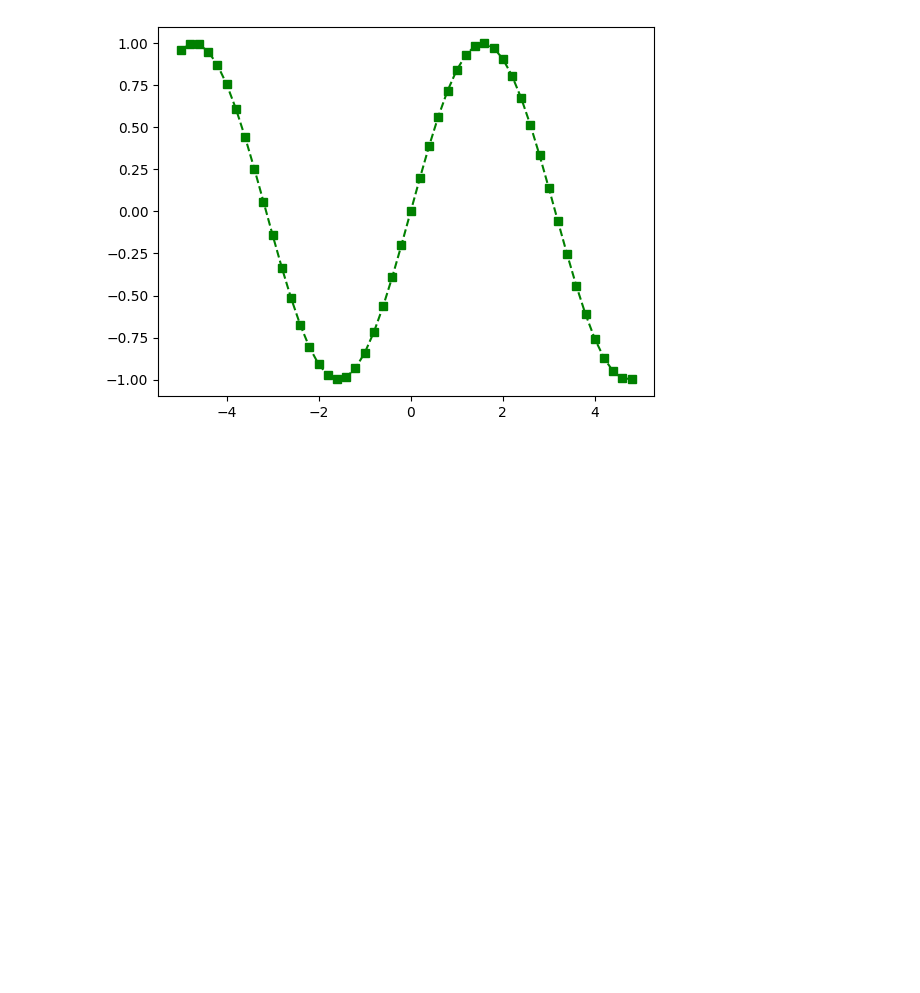
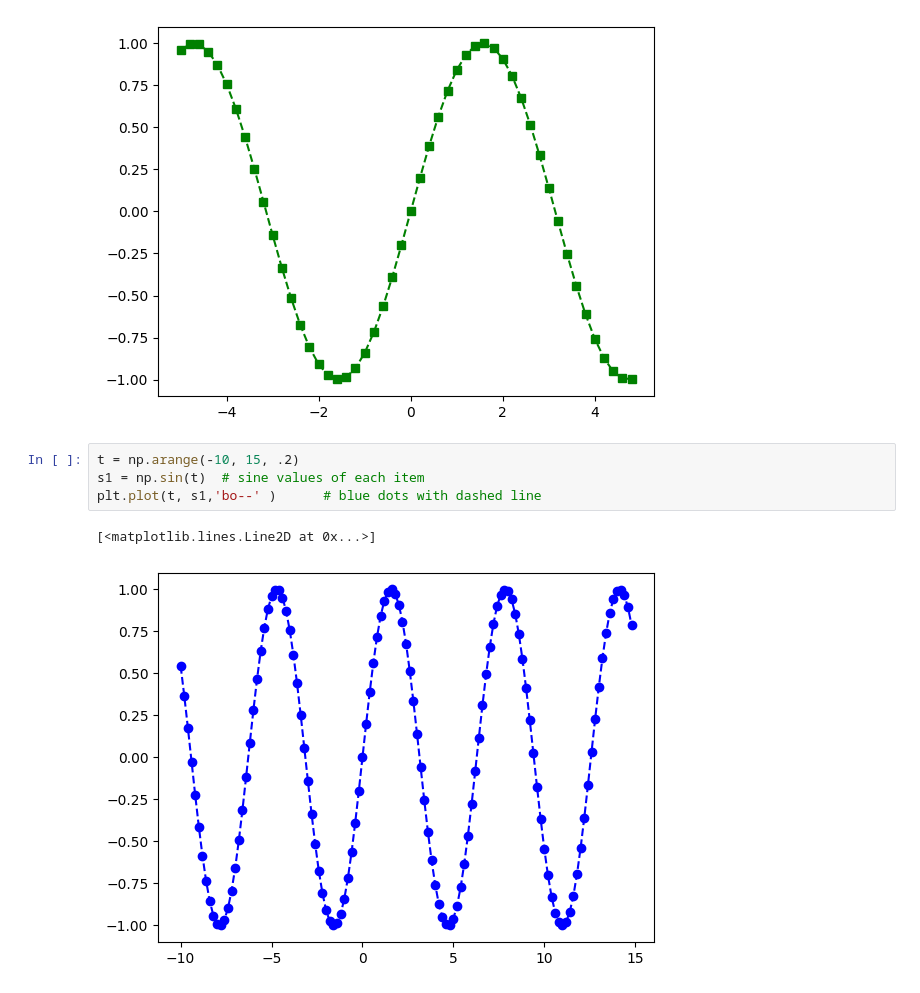
Before and after one commit to Poydd/Digipodium-DataScience, a Jupyter notebook: data analysis/numpybasics.ipynb, the cells around one changed output. Cells and saved outputs as stored; diff of their text form; blank space fills up the shorter version.

```diff
--- a/data analysis/numpybasics.ipynb
+++ b/data analysis/numpybasics.ipynb
@@ -296,3 +296,10 @@ plt.plot(t, s1,'gs--' )      # red dots with dashed line
 # %% [output]
 [<matplotlib.lines.Line2D at 0x...>]
 [figure]
+# %%
+t = np.arange(-10, 15, .2)
+s1 = np.sin(t)  # sine values of each item
+plt.plot(t, s1,'bo--' )      # blue dots with dashed line
+# %% [output]
+[<matplotlib.lines.Line2D at 0x...>]
+[figure, added]
```
Also changed, not shown: 1 other file.
